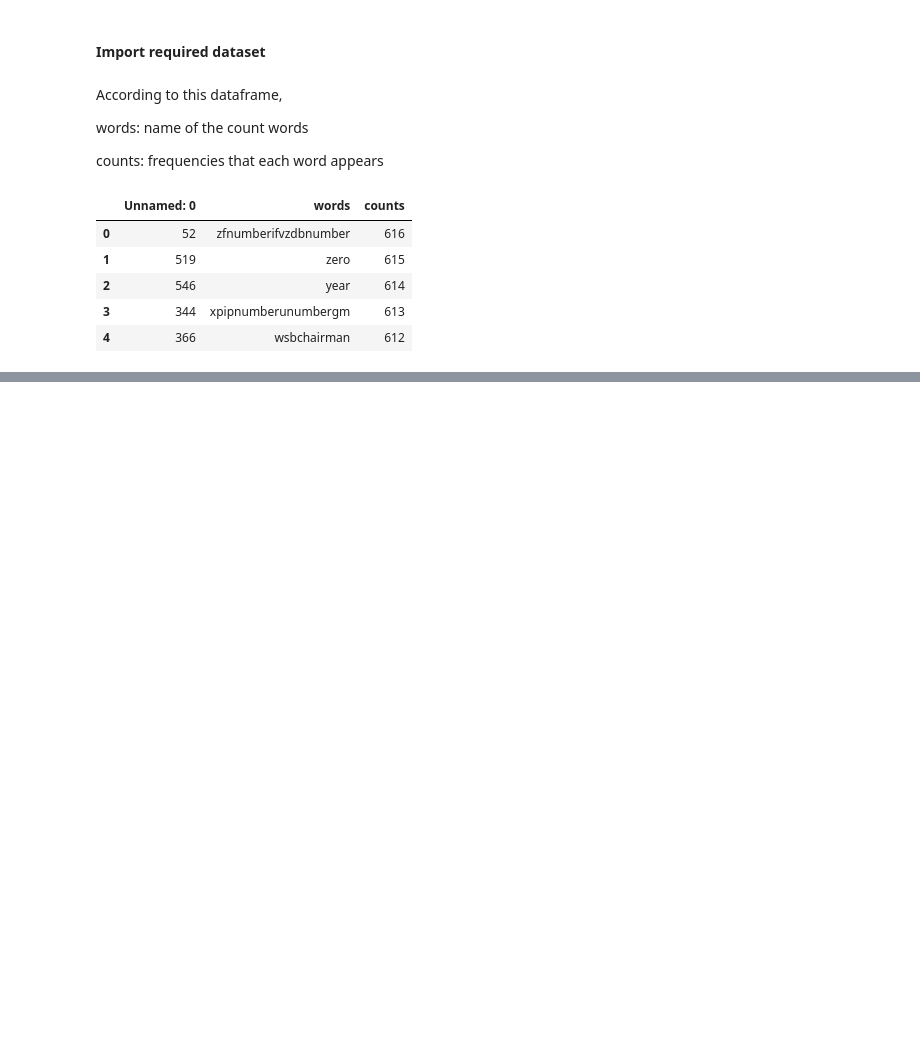
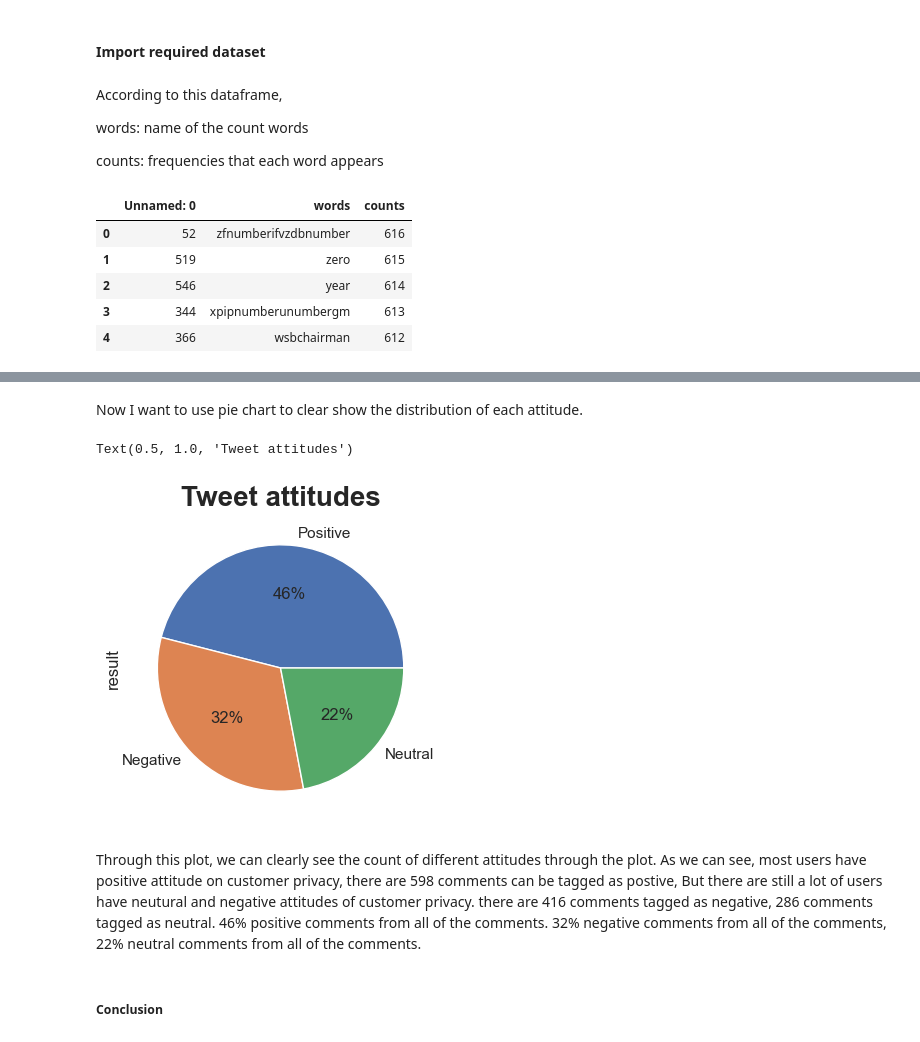
Before and after one commit to anly501/anly-501-project-YilinYang2000, a Jupyter notebook: 501-project-website/codes/data-exploring1.ipynb, the cells around one changed output, grey strips where cells are left out. Drawn from its saved outputs; the diff is of its cells as text; code cells hidden in the pictures; blank space fills up the shorter version.

```diff
--- a/501-project-website/codes/data-exploring1.ipynb
+++ b/501-project-website/codes/data-exploring1.ipynb
@@ -57,0 +155,12 @@ tweetfreq.head()
+# %% [markdown]
+Now I want to use pie chart to clear show the distribution of each attitude.
+# %%
+pie1 = tweetresult.result.value_counts().plot(kind = "pie",autopct='%1.0f%%') #create pie plot
+pie1.set_title("Tweet attitudes",fontdict= { 'fontsize': 20,'fontweight':'bold'}) #set title
+# %% [output]
+Text(0.5, 1.0, 'Tweet attitudes')
+[figure, added]
+# %% [markdown]
+Through this plot, we can clearly see the count of different attitudes through the plot. As we can see, most users have positive attitude on customer privacy, there are 598 comments can be tagged as postive, But there are still a lot of users have neutural and negative attitudes of customer privacy. there are 416 comments tagged as negative, 286 comments tagged as neutral. 46% positive comments from all of the comments. 32% negative comments from all of the comments, 22% neutral comments from all of the comments.
+# %% [markdown]
+##### Conclusion
```
Also changed, not shown: parts of 38 cells of this notebook, 17 other files.
